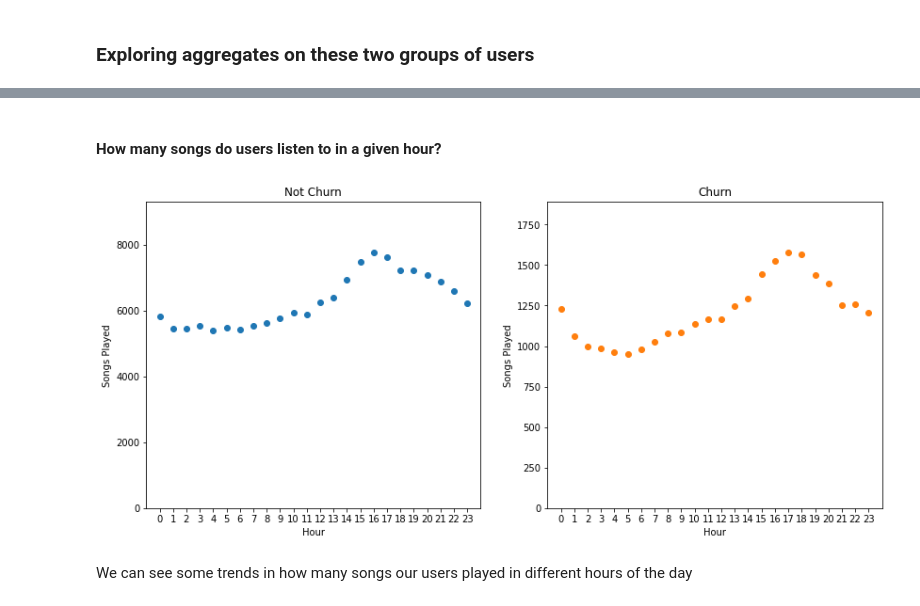
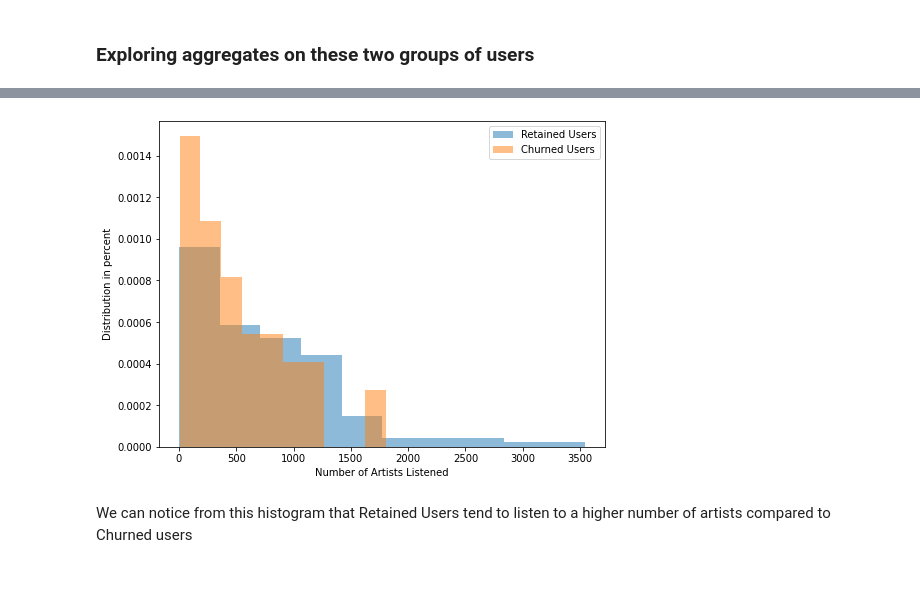
Before and after one commit to JosephArcila/Predicting_User_Cancelation_with_Spark, a Jupyter notebook: Sparkify.ipynb, the cells around one changed output, grey strips where cells are left out. Cells and saved outputs as stored; diff of their text form; code cells hidden in the pictures; blank space fills up the shorter version.

```diff
--- a/Sparkify.ipynb
+++ b/Sparkify.ipynb
@@ -386,2 +312,12 @@ train_ids = train_ids.drop("Churn")
+# %%
+# Defining the target labels
+labels = user_log_valid.select("userId", "Churn").dropDuplicates()
+
+# setting the seed
+seed = 42
+# Sampling the data with roughly 75% of the Churned and Retained users
+fractions = labels.select("Churn").distinct().withColumn("fraction", lit(0.747)).rdd.collectAsMap()
+train_ids = labels.stat.sampleBy("Churn", fractions, seed)
+train_ids = train_ids.drop("Churn")
 # %%
 train = user_log_valid.join(train_ids, on="userId", how="inner")
@@ -574,34 +331,0 @@ plt.ylabel("Percent");
-# %% [markdown]
-#### How many songs do users listen to in a given hour?
-# %%
-plt.figure(figsize=(14, 6))
-
-# Counting the next song page requests
-songs_in_hour = train.filter((train.page == "NextSong") & (train.Churn == 0)) \
-    .groupby(train.hour).count().orderBy(train.hour.cast("float"))
-songs_in_hour_pd = songs_in_hour.toPandas()
-
-plt.subplot(1, 2, 1)
-plt.title('Not Churn')
-plt.scatter(songs_in_hour_pd["hour"], songs_in_hour_pd["count"])
-plt.xlim(-1, 24)
-plt.ylim(0, 1.2 * songs_in_hour_pd["count"].max())
-plt.xlabel("Hour")
-plt.ylabel("Songs Played");
-
-# Counting the next song page requests
-songs_in_hour_churn = train.filter((train.page == "NextSong") & (train.Churn == 1)) \
-    .groupby(train.hour).count().orderBy(train.hour.cast("float"))
-songs_in_hour_churn_pd = songs_in_hour_churn.toPandas()
-
-plt.subplot(1, 2, 2)
-plt.title('Churn')
-plt.scatter(songs_in_hour_churn_pd["hour"], songs_in_hour_churn_pd["count"], color='C1')
-plt.xlim(-1, 24)
-plt.ylim(0, 1.2 * songs_in_hour_churn_pd["count"].max())
-plt.xlabel("Hour")
-plt.ylabel("Songs Played");
-# %% [output]
-[figure, removed]
-# %% [markdown]
-We can see some trends in how many songs our users played in different hours of the day
@@ -607,0 +346,11 @@ We can see some trends in how many songs our users played in different hours of
+# %%
+plt.figure(figsize=(8, 6))
+plt.hist(artist_per_user_pd["artist"], density=True, label="Retained Users", alpha=0.5);
+plt.hist(artist_per_user_churn_pd["artist"], density=True, label="Churned Users", alpha=0.5);
+plt.xlabel("Number of Artists Listened");
+plt.ylabel("Distribution in percent");
+plt.legend();
+# %% [output]
+[figure, added]
+# %% [markdown]
+We can notice from this histogram that Retained Users tend to listen to a higher number of artists compared to Churned users
```
Also changed, not shown: parts of 197 cells of this notebook.
